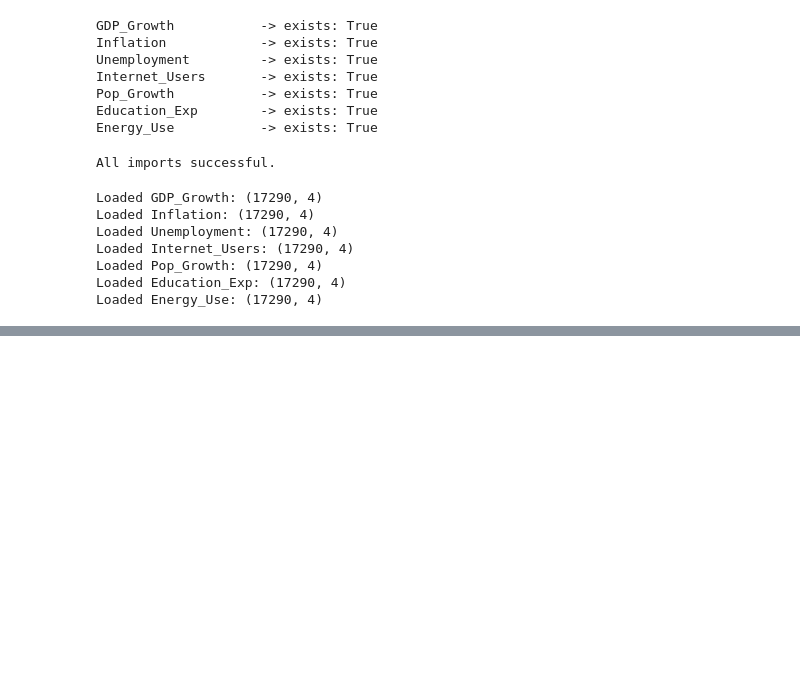
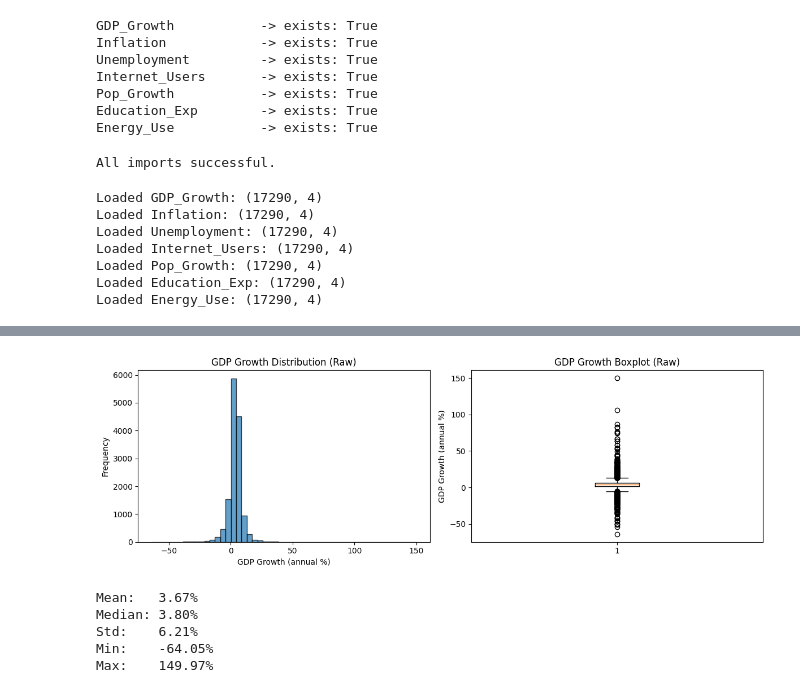
Before and after one commit to wasaldev/24077342-Data-Science-Machine-Learning-GDP-Growth-Prediction, a Jupyter notebook: 24077342_Data_Science_Project.ipynb, the cells around one changed output, grey strips where cells are left out. Saved outputs shown, nothing was run; the diff lists cells and outputs as text; code cells hidden in the pictures; blank space fills up the shorter version.

```diff
--- a/24077342_Data_Science_Project.ipynb
+++ b/24077342_Data_Science_Project.ipynb
@@ -144,0 +213,32 @@ Year range: 1960 — 2024
+# %%
+# ============================================================
+# 2.3  GDP Growth distribution (before cleaning)
+# ============================================================
+fig, axes = plt.subplots(1, 2, figsize=(12, 4))
+
+# Histogram
+axes[0].hist(data["GDP_Growth"].dropna(), bins=50, edgecolor='black', alpha=0.7)
+axes[0].set_xlabel("GDP Growth (annual %)")
+axes[0].set_ylabel("Frequency")
+axes[0].set_title("GDP Growth Distribution (Raw)")
+
+# Boxplot
+axes[1].boxplot(data["GDP_Growth"].dropna(), vert=True)
+axes[1].set_ylabel("GDP Growth (annual %)")
+axes[1].set_title("GDP Growth Boxplot (Raw)")
+
+plt.tight_layout()
+plt.show()
+
+print(f"Mean:   {data['GDP_Growth'].mean():.2f}%")
+print(f"Median: {data['GDP_Growth'].median():.2f}%")
+print(f"Std:    {data['GDP_Growth'].std():.2f}%")
+print(f"Min:    {data['GDP_Growth'].min():.2f}%")
+print(f"Max:    {data['GDP_Growth'].max():.2f}%")
+# %% [output]
+[figure, added]
+Mean:   3.67%
+Median: 3.80%
+Std:    6.21%
+Min:    -64.05%
+Max:    149.97%
```
Also changed, not shown: parts of 7 cells of this notebook.
